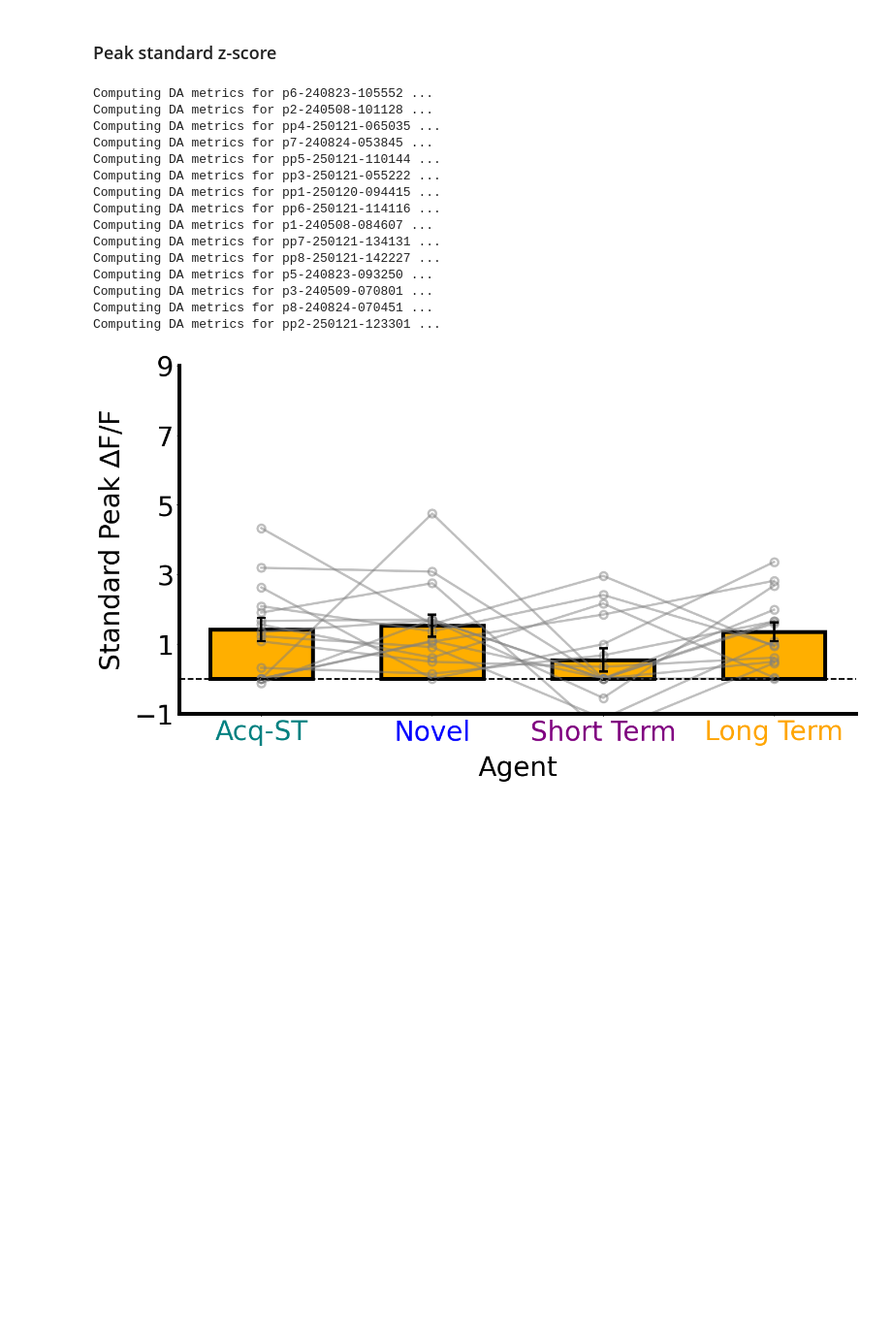
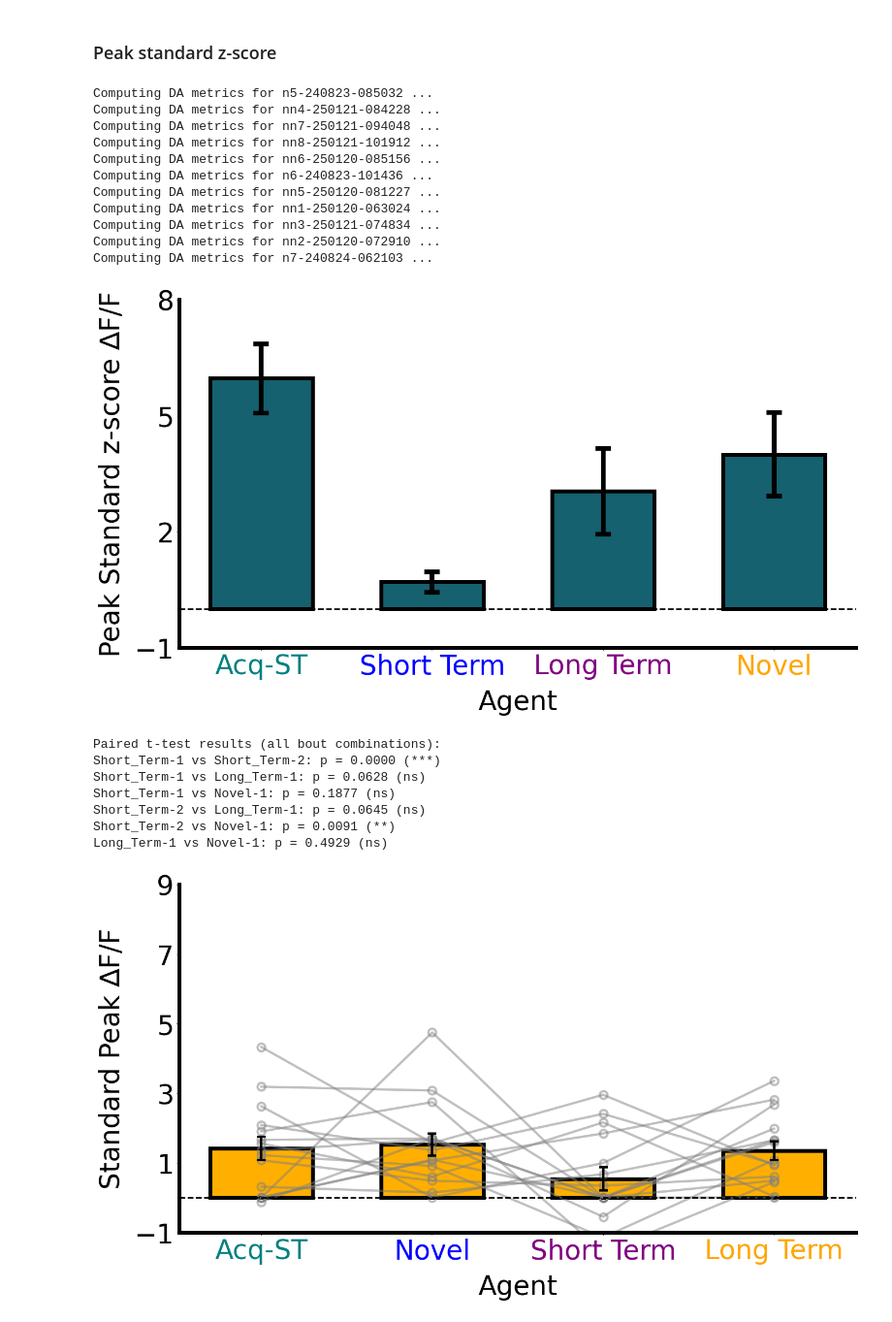
Before and after one commit to padillacoreanolab/Fiber_Photometry, a Jupyter notebook: Home_Cage/hc_da_analysis.ipynb, the cells around one changed output. Shown at 97% size. Saved outputs shown, nothing was run; the diff lists cells and outputs as text; code cells hidden in the pictures; blank space fills up the shorter version.

```diff
--- a/Home_Cage/hc_da_analysis.ipynb
+++ b/Home_Cage/hc_da_analysis.ipynb
@@ -20,9 +20,9 @@ from Hab_Dishab.hd_extension import get_trial_dataframes, create_metadata_datafr
 # NAc: #15616F
 # mPFC: #FFAF00
 
-experiment_path = r"/Users/naylajimenez/Downloads/papers/dopamine/cohort-1-2/allcohorts/C1_2_3_Home_Cage/all/mpfc"
-csv_base_path = r"/Users/naylajimenez/Downloads/papers/dopamine/cohort-1-2/allcohorts/C1_2_3_Home_Cage/all_csvs/mpfc_csvs"
-brain_region = '#FFAF00'
+experiment_path = r"/Users/naylajimenez/Downloads/papers/dopamine/cohort-1-2/allcohorts/C1_2_3_Home_Cage/all/nac"
+csv_base_path = r"/Users/naylajimenez/Downloads/papers/dopamine/cohort-1-2/allcohorts/C1_2_3_Home_Cage/all_csvs/nac_csvs"
+brain_region = '#15616F'
 # %%
 # groups csv + experiment data into one variable
 experiment = Experiment(experiment_path, csv_base_path)
@@ -83,21 +79,17 @@ experiment.compute_all_da_metrics(use_max_length=False,
                                   allow_bout_extension=False,
                                   mode='standard')
 # %% [output]
-Computing DA metrics for p6-240823-105552 ...
-Computing DA metrics for p2-240508-101128 ...
-Computing DA metrics for pp4-250121-065035 ...
-Computing DA metrics for p7-240824-053845 ...
-Computing DA metrics for pp5-250121-110144 ...
-Computing DA metrics for pp3-250121-055222 ...
-Computing DA metrics for pp1-250120-094415 ...
-Computing DA metrics for pp6-250121-114116 ...
-Computing DA metrics for p1-240508-084607 ...
-Computing DA metrics for pp7-250121-134131 ...
-Computing DA metrics for pp8-250121-142227 ...
-Computing DA metrics for p5-240823-093250 ...
-Computing DA metrics for p3-240509-070801 ...
-Computing DA metrics for p8-240824-070451 ...
-Computing DA metrics for pp2-250121-123301 ...
+Computing DA metrics for n5-240823-085032 ...
+Computing DA metrics for nn4-250121-084228 ...
+Computing DA metrics for nn7-250121-094048 ...
+Computing DA metrics for nn8-250121-101912 ...
+Computing DA metrics for nn6-250120-085156 ...
+Computing DA metrics for n6-240823-101436 ...
+Computing DA metrics for nn5-250120-081227 ...
+Computing DA metrics for nn1-250120-063024 ...
+Computing DA metrics for nn3-250121-074834 ...
+Computing DA metrics for nn2-250120-072910 ...
+Computing DA metrics for n7-240824-062103 ...
 # %%
 exp_da_dict = get_trial_dataframes(experiment)
 # %%
@@ -107,8 +99,8 @@ da_metadata_df = create_da_metrics_dataframe(exp_da_dict, behavior="Investigatio
 new_da_df = da_metadata_df.copy()
 
 # Desired bout order
-desired_bout_order = ["Short_Term-1", "Novel-1", "Short_Term-2", "Long_Term-1"]
-clean_labels = ["Acq-ST", "Novel", "Short Term", "Long Term"]
+desired_bout_order = ["Short_Term-1", "Short_Term-2", "Long_Term-1", "Novel-1"]
+clean_labels = ["Acq-ST", "Short Term", "Long Term", "Novel"]
 xtick_colors = ["teal", "blue", "purple", "orange"]
 
 # Map the bout column to a categorical with desired order
@@ -117,3 +223,28 @@ df["Bout"] = pd.Categorical(df["Bout"], categories=desired_bout_order, ordered=T
+# %%
+dopamine(
+    precomputed_df=df,
+    metric_name="Max Peak",
+    ylabel="Peak Standard z-score ∆F/F",
+    xlabel="Agent",
+    custom_xtick_labels=clean_labels,
+    custom_xtick_colors=xtick_colors,
+    ylim=(-1, 8),
+    yticks_increment=3,
+    bar_color=brain_region,
+    figsize=(14, 8),
+    save=True,
+    save_name ="NAc_DA_Albert",
+    title=None
+)
+# %% [output]
+[figure, added]
+Paired t-test results (all bout combinations):
+Short_Term-1 vs Short_Term-2: p = 0.0000 (***)
+Short_Term-1 vs Long_Term-1: p = 0.0628 (ns)
+Short_Term-1 vs Novel-1: p = 0.1877 (ns)
+Short_Term-2 vs Long_Term-1: p = 0.0645 (ns)
+Short_Term-2 vs Novel-1: p = 0.0091 (**)
+Long_Term-1 vs Novel-1: p = 0.4929 (ns)
 # %%
 def dopamine(precomputed_df,
              metric_name="Mean Z-score",
```
Also changed, not shown: parts of 3 cells of this notebook, 44 other files.
